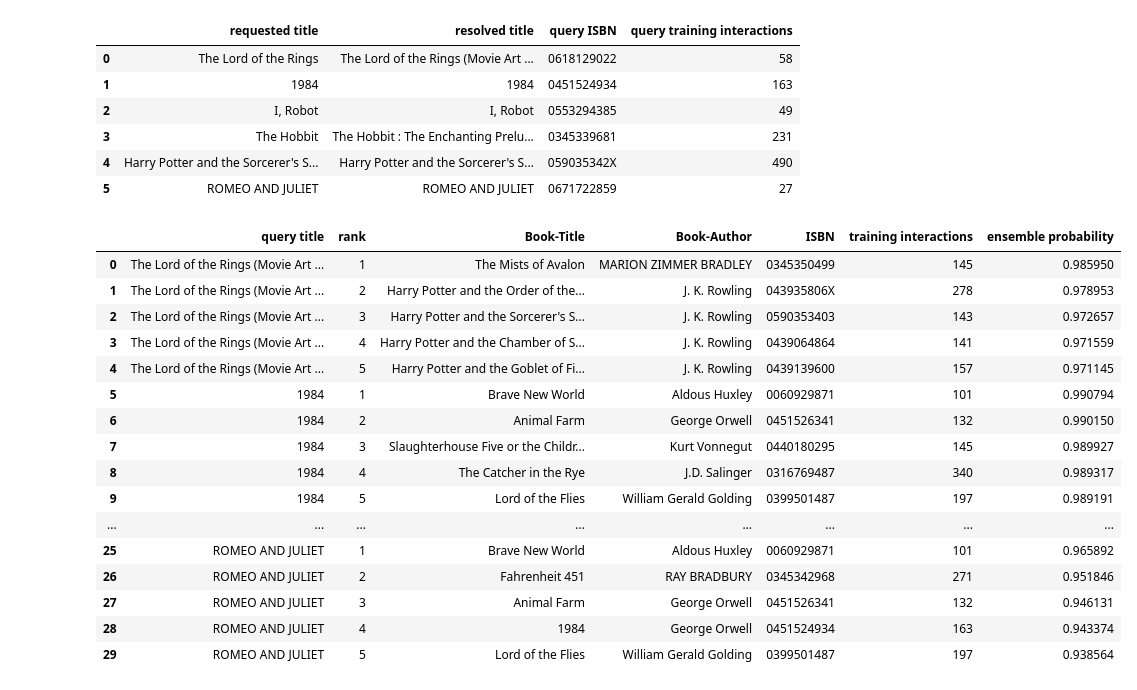
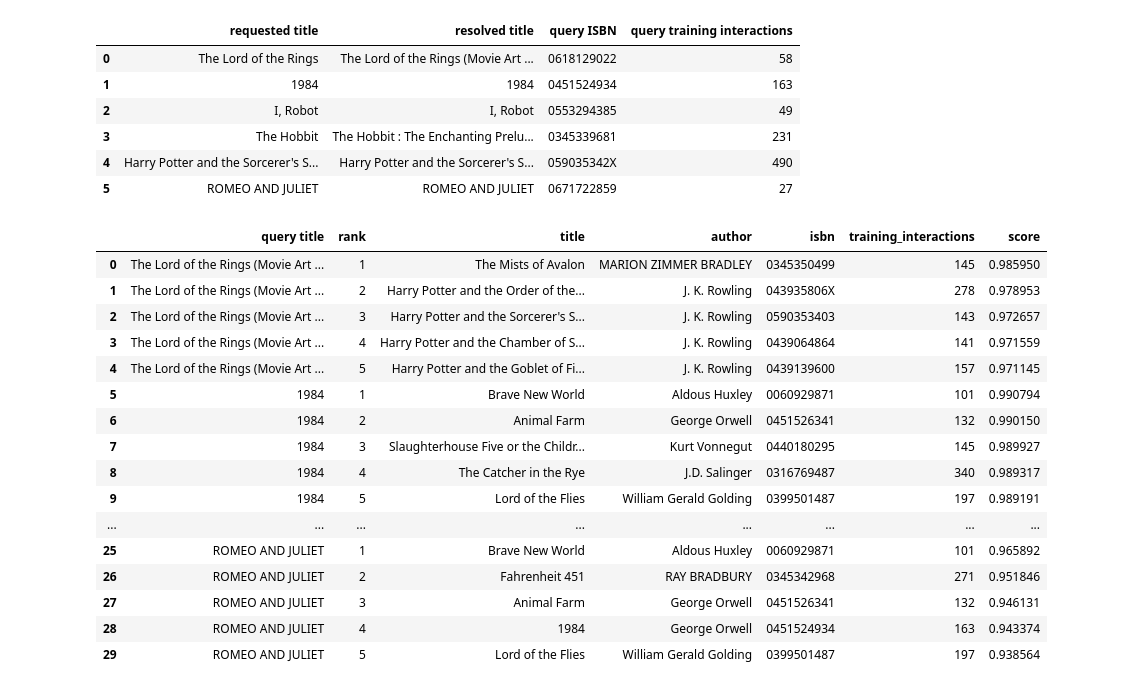
Before and after one commit to tranvaj/BookRecKaggle, a Jupyter notebook: singleton_ensemble_recommendation_analysis.ipynb, the cells around one changed output. Drawn from its saved outputs; the diff is of its cells as text; code cells hidden in the pictures.

```diff
--- a/singleton_ensemble_recommendation_analysis.ipynb
+++ b/singleton_ensemble_recommendation_analysis.ipynb
@@ -163,50 +95,48 @@ def recommend_singleton(query_title, top_k=TOP_K):
 # %%
-query_rows = []
+resolved_rows = []
 recommendation_frames = []
 
 for requested_title in QUERY_TITLES:
-    query, recommendations = recommend_singleton(requested_title)
-    if query is None:
-        print(
-            f"Skipping {requested_title!r}: no mapped title variant has at least "
-            f"{MIN_QUERY_TRAINING_INTERACTIONS} training interactions"
-        )
-        continue
+    resolved = recommender.catalog.resolve_title(
+        requested_title,
+        min_training_interactions=MIN_QUERY_INTERACTIONS,
+    )
+    recommendations = pd.DataFrame(
+        recommender.recommend_by_isbn(resolved.isbn, top_k=TOP_K)
+    )
 
-    query_isbn = query[ITEM_COLUMN]
-    query_interactions = int(training_counts[query_isbn])
-    query_rows.append({
+    resolved_rows.append({
         "requested title": requested_title,
-        "resolved title": query["Book-Title"],
-        "query ISBN": query_isbn,
-        "query training interactions": query_interactions,
+        "resolved title": resolved.title,
+        "query ISBN": resolved.isbn,
+        "query training interactions": resolved.training_interactions,
     })
-    recommendations = recommendations.copy()
-    recommendations["query title"] = query["Book-Title"]
-    recommendations["query ISBN"] = query_isbn
+    recommendations.insert(0, "query ISBN", resolved.isbn)
+    recommendations.insert(0, "query title", resolved.title)
     recommendation_frames.append(recommendations)
 
-resolved_queries = pd.DataFrame(query_rows)
+resolved_queries = pd.DataFrame(resolved_rows)
 all_recommendations = pd.concat(recommendation_frames, ignore_index=True)
+
 display(resolved_queries)
 display(all_recommendations[[
     "query title",
     "rank",
-    "Book-Title",
-    "Book-Author",
-    ITEM_COLUMN,
-    "training interactions",
-    "ensemble probability",
+    "title",
+    "author",
+    "isbn",
+    "training_interactions",
+    "score",
 ]])
 # %% [output]
 |  | requested title | resolved title | query ISBN | query training interactions |
 | 0 | The Lord of the Rings | The Lord of the Rings (Movie Art ... | 0618129022 | 58 |
 | 1 | 1984 | 1984 | 0451524934 | 163 |
 | 2 | I, Robot | I, Robot | 0553294385 | 49 |
 | 3 | The Hobbit | The Hobbit : The Enchanting Prelu... | 0345339681 | 231 |
 | 4 | Harry Potter and the Sorcerer's S... | Harry Potter and the Sorcerer's S... | 059035342X | 490 |
 | 5 | ROMEO AND JULIET | ROMEO AND JULIET | 0671722859 | 27 |
-|  | query title | rank | Book-Title | Book-Author | ISBN | training interactions | ensemble probability |
+|  | query title | rank | title | author | isbn | training_interactions | score |
 | 0 | The Lord of the Rings (Movie Art ... | 1 | The Mists of Avalon | MARION ZIMMER BRADLEY | 0345350499 | 145 | 0.985950 |
 | 1 | The Lord of the Rings (Movie Art ... | 2 | Harry Potter and the Order of the... | J. K. Rowling | 043935806X | 278 | 0.978953 |
 | 2 | The Lord of the Rings (Movie Art ... | 3 | Harry Potter and the Sorcerer's S... | J. K. Rowling | 0590353403 | 143 | 0.972657 |
```
Also changed, not shown: parts of 22 cells of this notebook, 8 other files.
